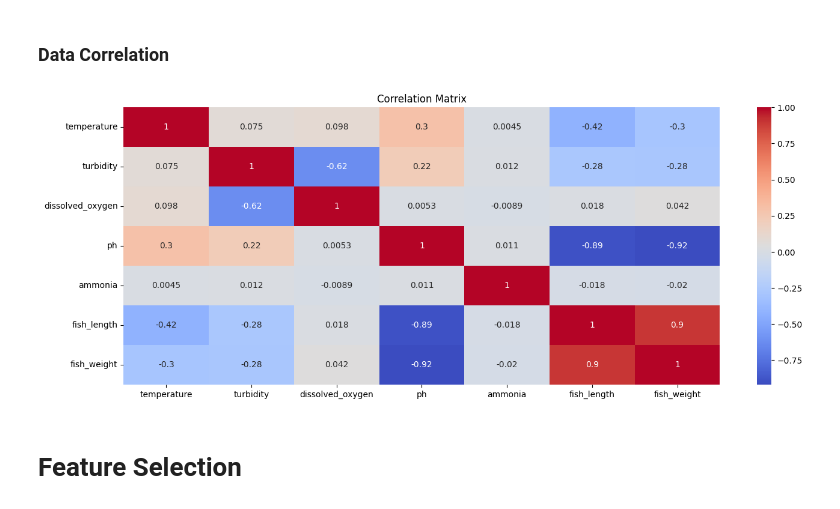
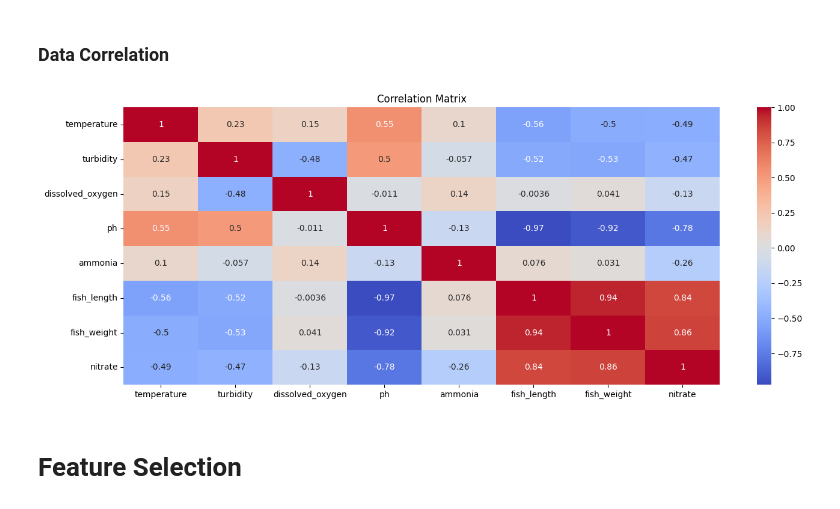
Before and after one commit to apadin-usd/AAI-530-04-Final-Project-Group-4, a Jupyter notebook: notebook/IoT-Based Aquaponics Fish Pond System.ipynb, the cells around one changed output. Cells and saved outputs as stored; diff of their text form; code cells hidden in the pictures.

```diff
--- a/notebook/IoT-Based Aquaponics Fish Pond System.ipynb
+++ b/notebook/IoT-Based Aquaponics Fish Pond System.ipynb
@@ -88,4 +95,7 @@ memory usage: 7.0+ MB
 pond1 = pond1_raw.copy()
 # %%
 # convert 'created_at' to datetime format
-pond1['created_at'] = pd.to_datetime(pond1['created_at'], errors='coerce')
+pond1['created_at'] = pd.to_datetime(pond1['created_at'],
+                                     errors='coerce') # if invalid date, replace with `NaT`
+# check for invalid dates
+print(f"Rows with invalid dates: { pond1['created_at'].isna().sum() }")
@@ -161,7 +187,6 @@ pond1.describe()
 # %% [markdown]
 ### Define variables
 # %%
-# define the variables
 # without population since its a contant value
-vars = ['temperature', 'turbidity', 'dissolved_oxygen', 'ph', 'ammonia', 'fish_length', 'fish_weight']
+vars = ['temperature', 'turbidity', 'dissolved_oxygen', 'ph', 'ammonia', 'fish_length', 'fish_weight','nitrate']
 # %% [markdown]
@@ -188,0 +262,20 @@ plt.show()
+# %%
+# calculate quartiles
+Q1 = pond1.quantile(0.25, axis=0)  # 25th percentile
+Q3 = pond1.quantile(0.75, axis=0)  # 75th percentile
+IQR = Q3 - Q1  # interquartile range
+
+# define the outlier upper/lower bounds
+t = 1.5 # thresholds
+lower_bound = Q1 - t * IQR
+upper_bound = Q3 + t * IQR
+
+# identify outliers
+outliers = (pond1 < lower_bound) | (pond1 > upper_bound)
+
+# replace outliers with the previous valid value in each column
+pond1_filtered = pond1.copy()
+pond1_filtered[outliers] = np.nan  # temporarily set outliers as NaN
+pond1_filtered.interpolate(method='linear', inplace=True) # estimates missing values by interpolating between known values
+
+print("Outliers replaced by interpolating between known values.")
@@ -244,14 +379,14 @@ plt.show()
 ### Data Correlation
 # %%
 # compute correlation matrix
-corr_matrix = pond1[vars].corr()
+corr_matrix = pond1_filtered[vars].corr()
 
 # display heatmap
 plt.figure(figsize=(16, 6))
 sns.heatmap(corr_matrix, annot=True, cmap="coolwarm")
 plt.title("Correlation Matrix")
 plt.show()
 # %% [output]
-[figure, old version]
+[figure, new version]
 # %% [markdown]
 # Feature Selection
```
Also changed, not shown: parts of 51 cells of this notebook.
